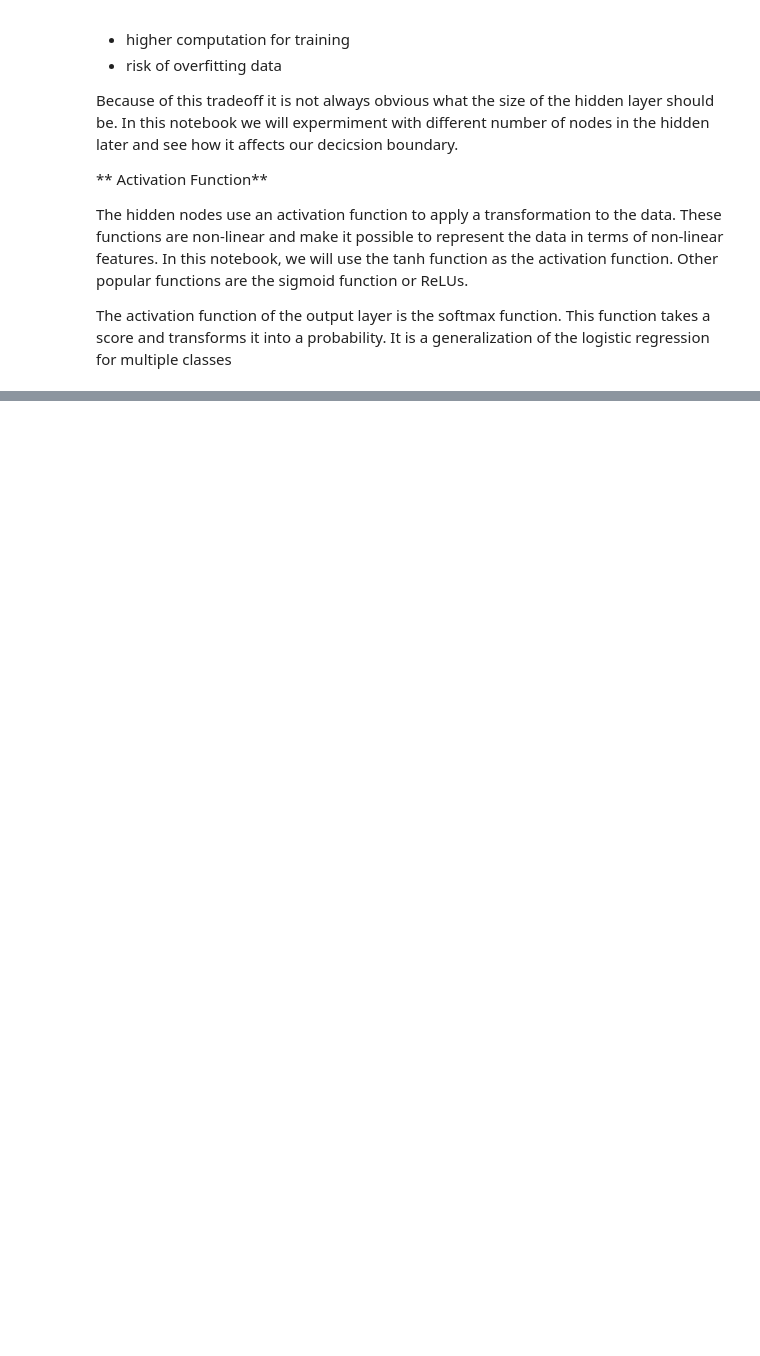
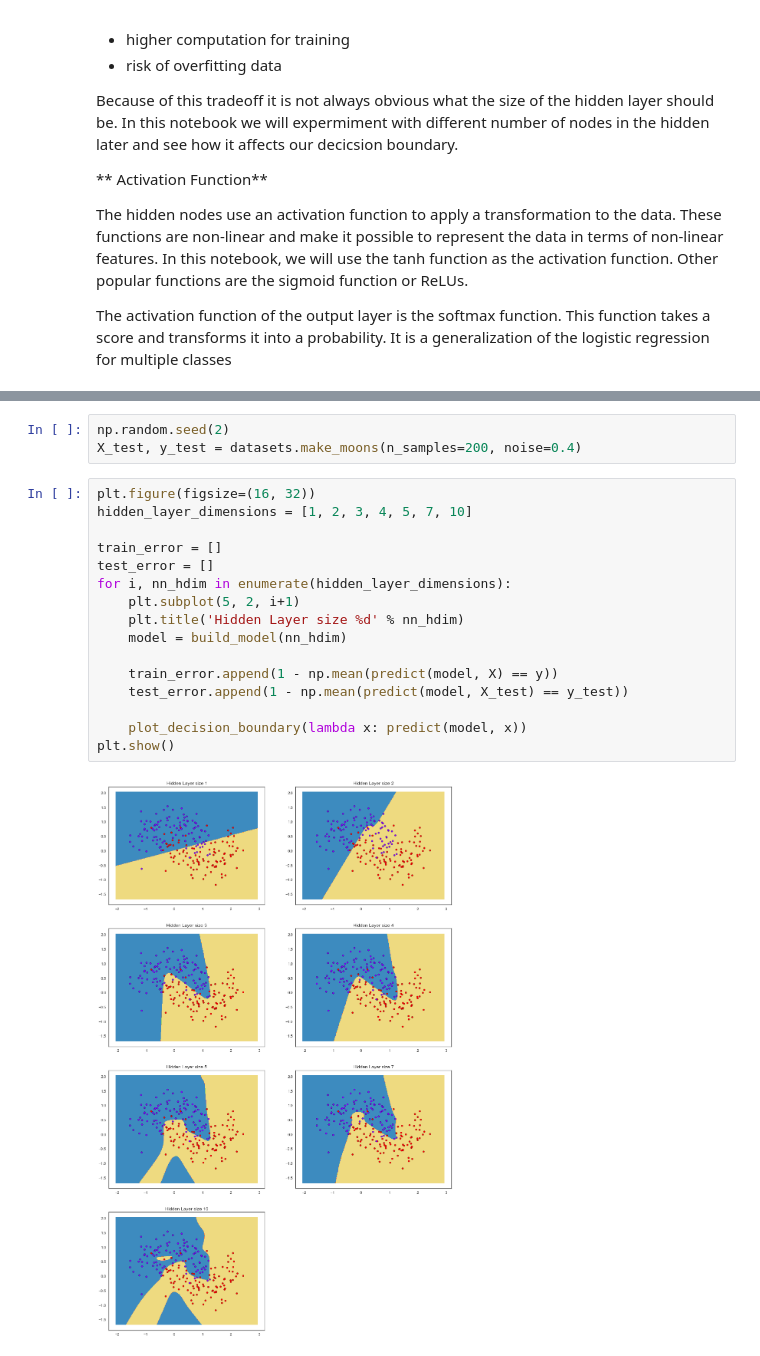
Before and after one commit to Libardo1/NNet, a Jupyter notebook: Neural Net.ipynb, the cells around one changed output, grey strips where cells are left out. Drawn from its saved outputs; the diff is of its cells as text; blank space fills up the shorter version.

```diff
--- a/Neural Net.ipynb
+++ b/Neural Net.ipynb
@@ -88,0 +213,21 @@ The activation function of the output layer is the softmax function. This functi
+# %%
+np.random.seed(2)
+X_test, y_test = datasets.make_moons(n_samples=200, noise=0.4)
+# %%
+plt.figure(figsize=(16, 32))
+hidden_layer_dimensions = [1, 2, 3, 4, 5, 7, 10]
+
+train_error = []
+test_error = []
+for i, nn_hdim in enumerate(hidden_layer_dimensions):
+    plt.subplot(5, 2, i+1)
+    plt.title('Hidden Layer size %d' % nn_hdim)
+    model = build_model(nn_hdim)
+
+    train_error.append(1 - np.mean(predict(model, X) == y))
+    test_error.append(1 - np.mean(predict(model, X_test) == y_test))
+
+    plot_decision_boundary(lambda x: predict(model, x))
+plt.show()
+# %% [output]
+[figure, added]
```
Also changed, not shown: parts of 15 cells of this notebook.
